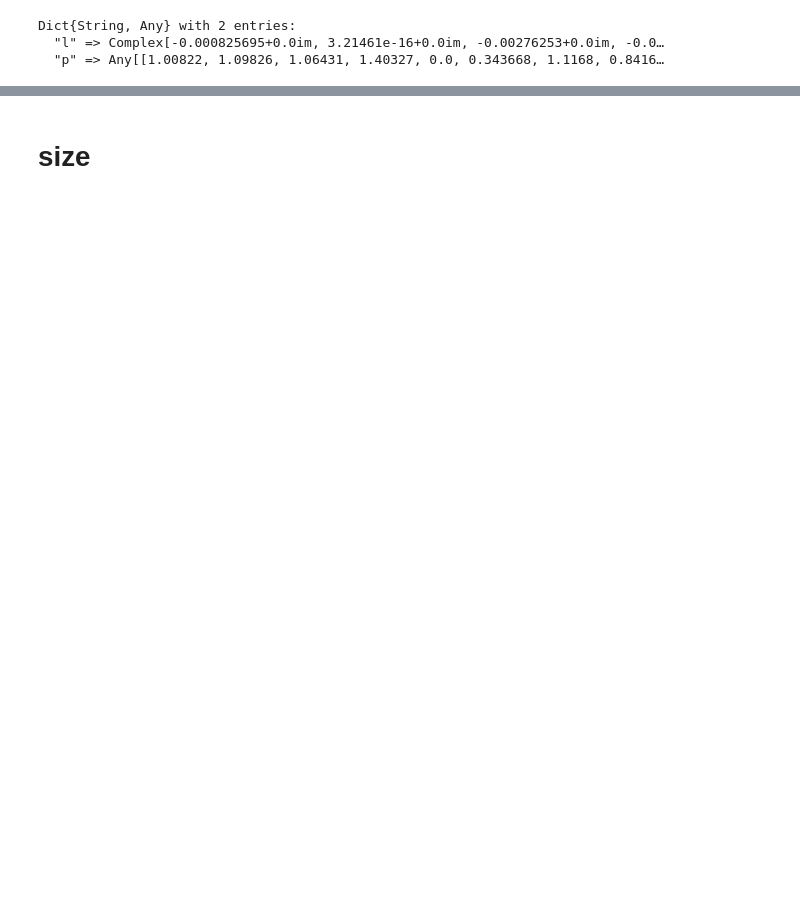
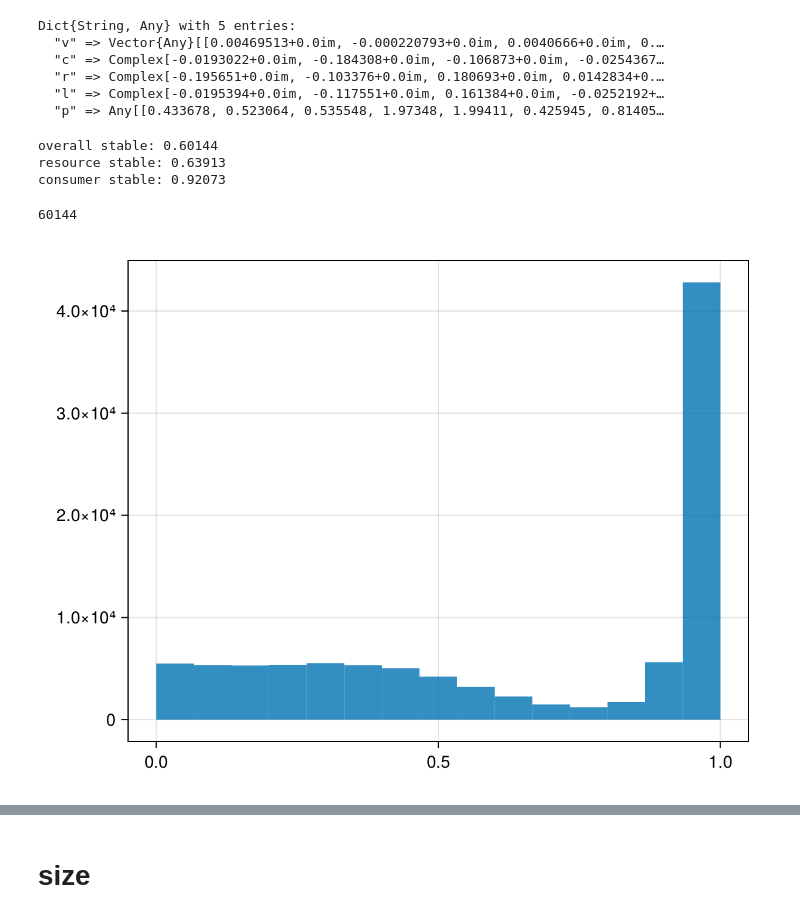
Before and after one commit to CleggTom/MiCRM_stability, a Jupyter notebook: Notebooks/Untitled1.ipynb, the cells around one changed output, grey strips where cells are left out. Saved outputs shown, nothing was run; the diff lists cells and outputs as text; code cells hidden in the pictures; blank space fills up the shorter version.

```diff
--- a/Notebooks/Untitled1.ipynb
+++ b/Notebooks/Untitled1.ipynb
@@ -20,23 +36,48 @@ fe = fieldnames(MiCRM_stability.exponential_params)
 fs = fieldnames(MiCRM_stability.structural_params)
 fs = filter(x -> x ∉ [:χ,:D, :ϕ_norm_inv,:γ, :η], fs)
 
-names =  vcat(fe...,fs..., "Cu", "Cd", "m/g")
+names_ =  vcat(fe...,fs..., "Cu", "Cd")
 
 # #latex names
-fe_L = [L"g^{(x)}",L"g^{(s)}",L"m^{(x)}",L"f^{(y)}",L"\lambda^{(g)}",L"i^{ (y)}",L"o^{(y)}"]
-fs_L = [L"\alpha",L"\beta",L"\Lambda^*",L"\Omega^*",L"\rho",L"\tilde{\rho}",L"\sigma",L"\tilde{\sigma}",L"C_U", L"C_D",L"mg"]
+fe_L = [L"g^{(x)}",L"g^{(s)}",L"m^{(x)}",L"f^{(y)}",L"\lambda^{(g)}",L"i^{(y)}",L"o^{(y)}"]
+fs_L = [L"\alpha",L"\beta",L"\Lambda^*",L"\Omega^*",L"\rho",L"\tilde{\rho}",L"\sigma",L"\tilde{\sigma}",L"C_U", L"C_D"]
 
 # # #concatanate
-names = string.(names)
+names_ = string.(names_)
 names_L = vcat(fe_L,fs_L)
-
-
 
 # # #load
 res = load("../Results/data/new_sims/dynamic_stabiltiy.jld2")
 # %% [output]
-Dict{String, Any} with 2 entries:
-  "l" => Complex[-0.000825695+0.0im, 3.21461e-16+0.0im, -0.00276253+0.0im, -0.0…
-  "p" => Any[[1.00822, 1.09826, 1.06431, 1.40327, 0.0, 0.343668, 1.1168, 0.8416…
+Dict{String, Any} with 5 entries:
+  "v" => Vector{Any}[[0.00469513+0.0im, -0.000220793+0.0im, 0.0040666+0.0im, 0.…
+  "c" => Complex[-0.0193022+0.0im, -0.184308+0.0im, -0.106873+0.0im, -0.0254367…
+  "r" => Complex[-0.195651+0.0im, -0.103376+0.0im, 0.180693+0.0im, 0.0142834+0.…
+  "l" => Complex[-0.0195394+0.0im, -0.117551+0.0im, 0.161384+0.0im, -0.0252192+…
+  "p" => Any[[0.433678, 0.523064, 0.535548, 1.97348, 1.99411, 0.425945, 0.81405…
+# %%
+stab = (real(res["l"]) .< 0)
+r_stab = (real(res["r"]) .< 0)
+c_stab = (real(res["c"]) .< 0);
+
+println("overall stable: ", mean(stab))
+println("resource stable: ", mean(r_stab))
+println("consumer stable: ", mean(c_stab))
+
+
+stab |> sum
+# %% [output]
+overall stable: 0.60144
+resource stable: 0.63913
+consumer stable: 0.92073
+60144
+# %%
+a = [norm(v[1:100]) for v = res["v"]]
+b = [norm(v[101:200]) for v = res["v"]]
+
+
+a ./ (a .+ b) |> hist
+# %% [output]
+[figure, added]
 # %%
 # #filter parameters
```
Also changed, not shown: parts of 19 cells of this notebook, 3 other files.
